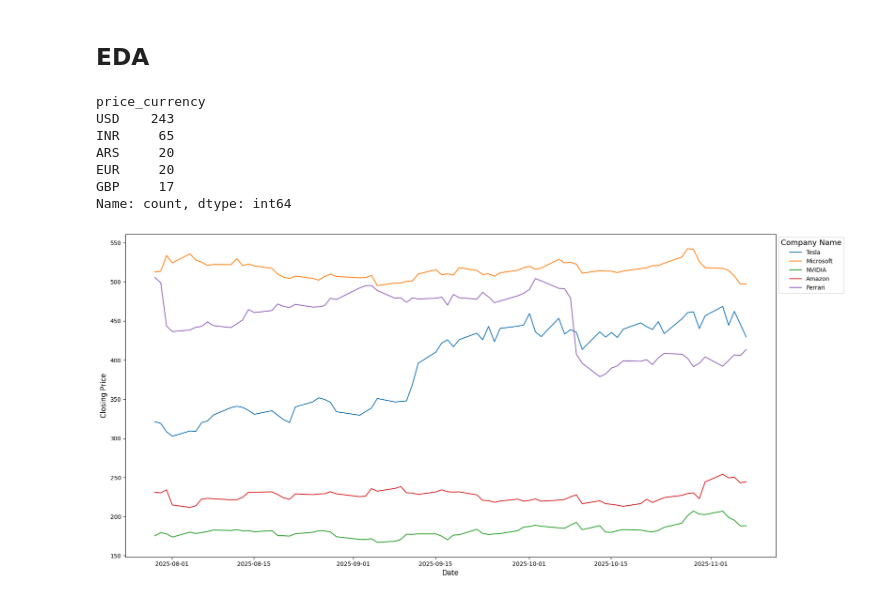
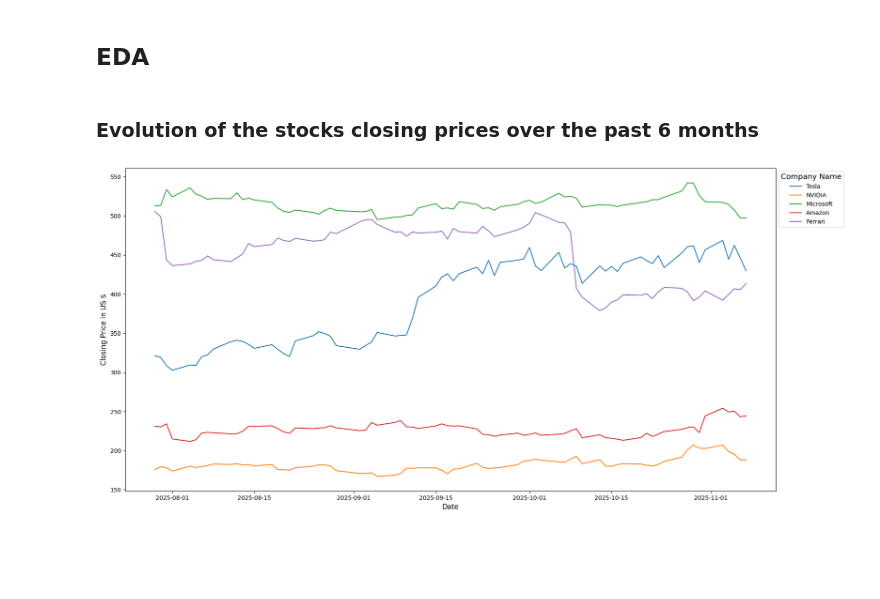
Before and after one commit to StanEM75/Finance_Monitoring, a Jupyter notebook: notebooks/data_exploration.ipynb, the cells around one changed output. Drawn from its saved outputs; the diff is of its cells as text; code cells hidden in the pictures; blank space fills up the shorter version.

```diff
--- a/notebooks/data_exploration.ipynb
+++ b/notebooks/data_exploration.ipynb
@@ -185,8 +188,8 @@ financial_data = financial_data.rename(columns={'name': 'company_name'})
 # %%
 # Specify the columns to keep for further analysis
 columns_to_keep = [
-                    # We only keep the French time as it is the developer's local time
-                    'france_time',
+                    # We only keep the French date as it is the developer's local time
+                    'france_date',
                     # We keep the company name to identify each row
                     'company_name',
                     # We keep the opening price to compare it with the closing price
@@ -242,30 +275,22 @@ financial_data['open_price_in_usd'] = financial_data.apply(lambda row: convert_t
 # %% [markdown]
 ## EDA
-# %%
-financial_data['price_currency'].value_counts()
-# %% [output]
-price_currency
-USD    243
-INR     65
-ARS     20
-EUR     20
-GBP     17
-Name: count, dtype: int64
+# %% [markdown]
+### Evolution of the stocks closing prices over the past 6 months
 # %%
 # Create a chart large enough to display all companies data
 plt.figure(figsize=(20, 10))
 
 # Evolution of the closing price over time for each company
-ax = sns.lineplot(financial_data, y='close', x='france_time', hue='company_name')
+ax = sns.lineplot(financial_data, y='close', x='france_date', hue='company_name')
 
 # Change the x-axis and y-axis labels for better readability
 ax.set_xlabel("Date", fontsize=12)
 ax.set_ylabel("Closing Price in US $", fontsize=12)
 
 # Change the title in the legend to make it cleaner
 ax.legend(title='Company Name', title_fontsize='13', fontsize='11')
 
 # Change the legend position to make it more readable
 sns.move_legend(ax, "upper left", bbox_to_anchor=(1, 1))
 # %% [output]
-[figure, old version]
+[figure, new version]
```
Also changed, not shown: parts of 13 cells of this notebook, 1 other file.
